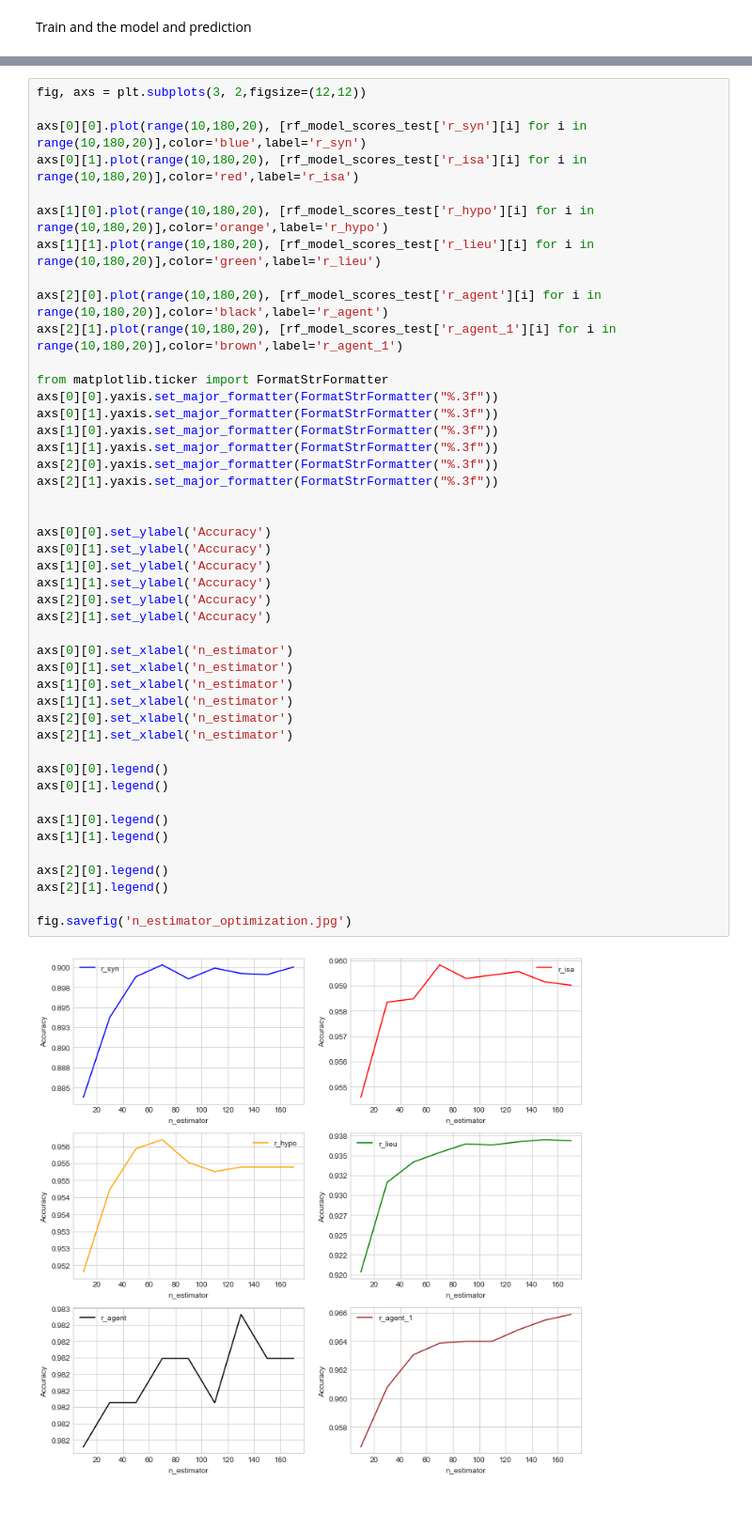
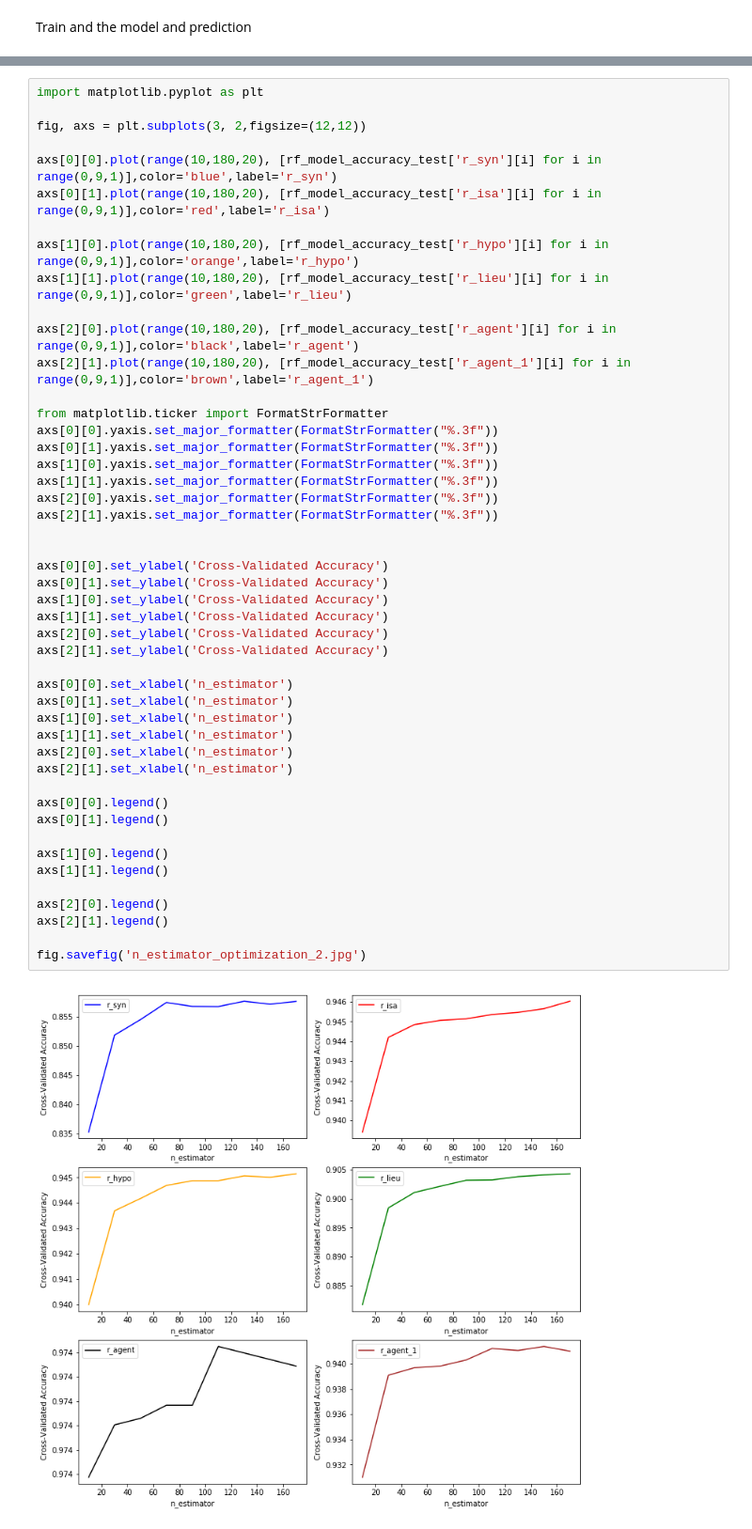
Before and after one commit to mehdi-mirzapour/JDM_Graph_Embedding, a Jupyter notebook: node2vec.ipynb, the cells around one changed output, grey strips where cells are left out. Shown at 94% size. Cells and saved outputs as stored; diff of their text form.

```diff
--- a/node2vec.ipynb
+++ b/node2vec.ipynb
@@ -495,47 +675,49 @@ rf_model_scores_test={'r_syn': {10: 0.8837678043536684,
 # %%
+import matplotlib.pyplot as plt
+
 fig, axs = plt.subplots(3, 2,figsize=(12,12))
 
-axs[0][0].plot(range(10,180,20), [rf_model_scores_test['r_syn'][i] for i in range(10,180,20)],color='blue',label='r_syn')
-axs[0][1].plot(range(10,180,20), [rf_model_scores_test['r_isa'][i] for i in range(10,180,20)],color='red',label='r_isa')
+axs[0][0].plot(range(10,180,20), [rf_model_accuracy_test['r_syn'][i] for i in range(0,9,1)],color='blue',label='r_syn')
+axs[0][1].plot(range(10,180,20), [rf_model_accuracy_test['r_isa'][i] for i in range(0,9,1)],color='red',label='r_isa')
 
-axs[1][0].plot(range(10,180,20), [rf_model_scores_test['r_hypo'][i] for i in range(10,180,20)],color='orange',label='r_hypo')
-axs[1][1].plot(range(10,180,20), [rf_model_scores_test['r_lieu'][i] for i in range(10,180,20)],color='green',label='r_lieu')
+axs[1][0].plot(range(10,180,20), [rf_model_accuracy_test['r_hypo'][i] for i in range(0,9,1)],color='orange',label='r_hypo')
+axs[1][1].plot(range(10,180,20), [rf_model_accuracy_test['r_lieu'][i] for i in range(0,9,1)],color='green',label='r_lieu')
 
-axs[2][0].plot(range(10,180,20), [rf_model_scores_test['r_agent'][i] for i in range(10,180,20)],color='black',label='r_agent')
-axs[2][1].plot(range(10,180,20), [rf_model_scores_test['r_agent_1'][i] for i in range(10,180,20)],color='brown',label='r_agent_1')
+axs[2][0].plot(range(10,180,20), [rf_model_accuracy_test['r_agent'][i] for i in range(0,9,1)],color='black',label='r_agent')
+axs[2][1].plot(range(10,180,20), [rf_model_accuracy_test['r_agent_1'][i] for i in range(0,9,1)],color='brown',label='r_agent_1')
 
 from matplotlib.ticker import FormatStrFormatter
 axs[0][0].yaxis.set_major_formatter(FormatStrFormatter("%.3f"))
 axs[0][1].yaxis.set_major_formatter(FormatStrFormatter("%.3f"))
 axs[1][0].yaxis.set_major_formatter(FormatStrFormatter("%.3f"))
 axs[1][1].yaxis.set_major_formatter(FormatStrFormatter("%.3f"))
 axs[2][0].yaxis.set_major_formatter(FormatStrFormatter("%.3f"))
 axs[2][1].yaxis.set_major_formatter(FormatStrFormatter("%.3f"))
 
 
-axs[0][0].set_ylabel('Accuracy')
-axs[0][1].set_ylabel('Accuracy')
-axs[1][0].set_ylabel('Accuracy')
-axs[1][1].set_ylabel('Accuracy')
-axs[2][0].set_ylabel('Accuracy')
-axs[2][1].set_ylabel('Accuracy')
+axs[0][0].set_ylabel('Cross-Validated Accuracy')
+axs[0][1].set_ylabel('Cross-Validated Accuracy')
+axs[1][0].set_ylabel('Cross-Validated Accuracy')
+axs[1][1].set_ylabel('Cross-Validated Accuracy')
+axs[2][0].set_ylabel('Cross-Validated Accuracy')
+axs[2][1].set_ylabel('Cross-Validated Accuracy')
 
 axs[0][0].set_xlabel('n_estimator')
 axs[0][1].set_xlabel('n_estimator')
 axs[1][0].set_xlabel('n_estimator')
 axs[1][1].set_xlabel('n_estimator')
 axs[2][0].set_xlabel('n_estimator')
 axs[2][1].set_xlabel('n_estimator')
 
 axs[0][0].legend()
 axs[0][1].legend()
 
 axs[1][0].legend()
 axs[1][1].legend()
 
 axs[2][0].legend()
 axs[2][1].legend()
 
-fig.savefig('n_estimator_optimization.jpg')
+fig.savefig('n_estimator_optimization_2.jpg')
 # %% [output]
-[figure, old version]
+[figure, new version]
```
Also changed, not shown: parts of 6 cells of this notebook, 7 other files.
